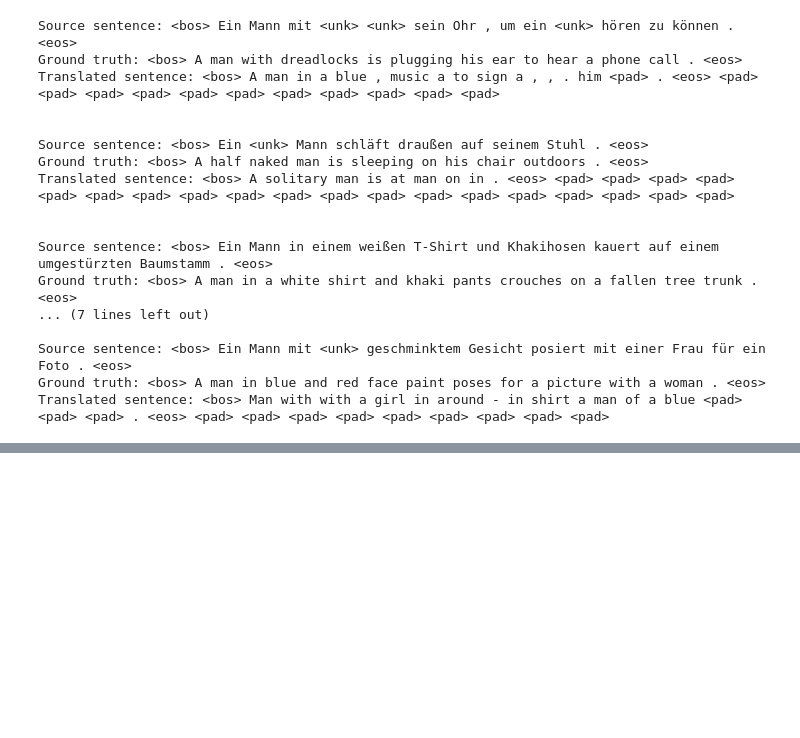
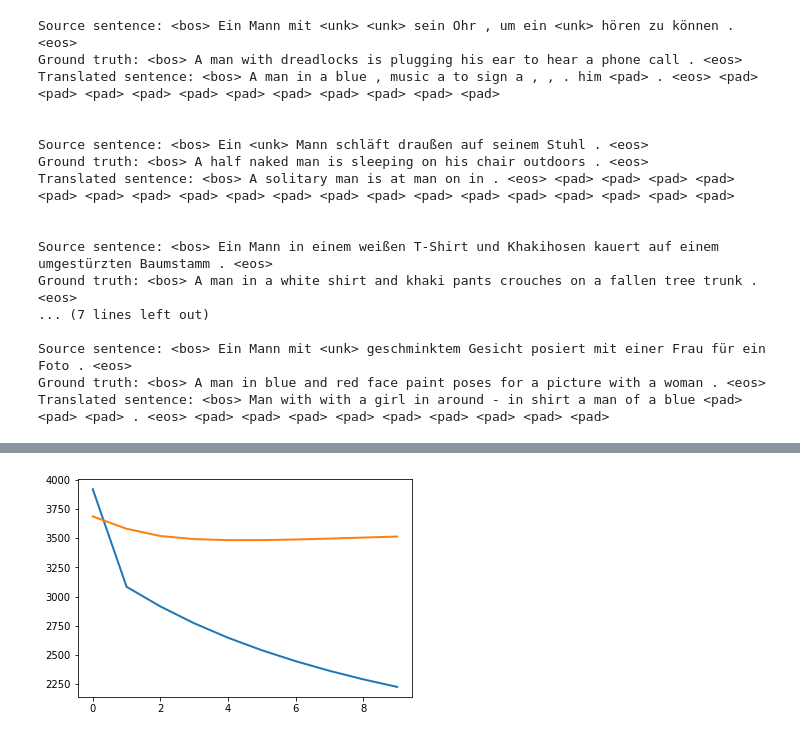
Before and after one commit to edwardcdy/deep-learning-notebooks, a Jupyter notebook: Machine_Translation_1.ipynb, the cells around one changed output, grey strips where cells are left out. Cells and saved outputs as stored; diff of their text form; code cells hidden in the pictures; blank space fills up the shorter version.

```diff
--- a/Machine_Translation_1.ipynb
+++ b/Machine_Translation_1.ipynb
@@ -264,0 +516,14 @@ Translated sentence: <bos> Man with with a girl in around - in shirt a man of a
+# %%
+epochs = 10
+
+gru_net = SimpleGRU(in_vocab, out_vocab).to(device)
+train_data = train(gru_net, epochs, lr=3e-4)
+
+import matplotlib.pyplot as plt
+import numpy as np
+# plot
+fig, ax = plt.subplots()
+ax.plot(np.arange(epochs), train_data[0], linewidth=2.0)
+ax.plot(np.arange(epochs), train_data[1], linewidth=2.0)
+plt.show()
+# %% [output]
@@ -264,0 +532 @@ Translated sentence: <bos> Man with with a girl in around - in shirt a man of a
+[figure, added]
```
Also changed, not shown: parts of 22 cells of this notebook.
